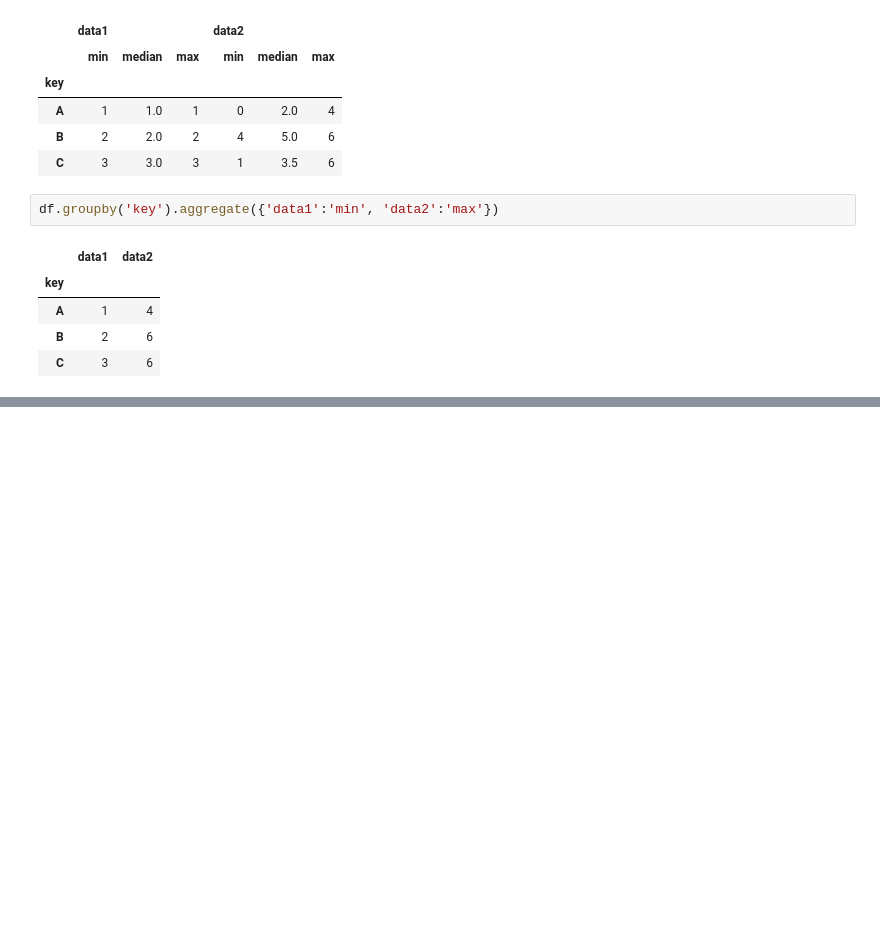
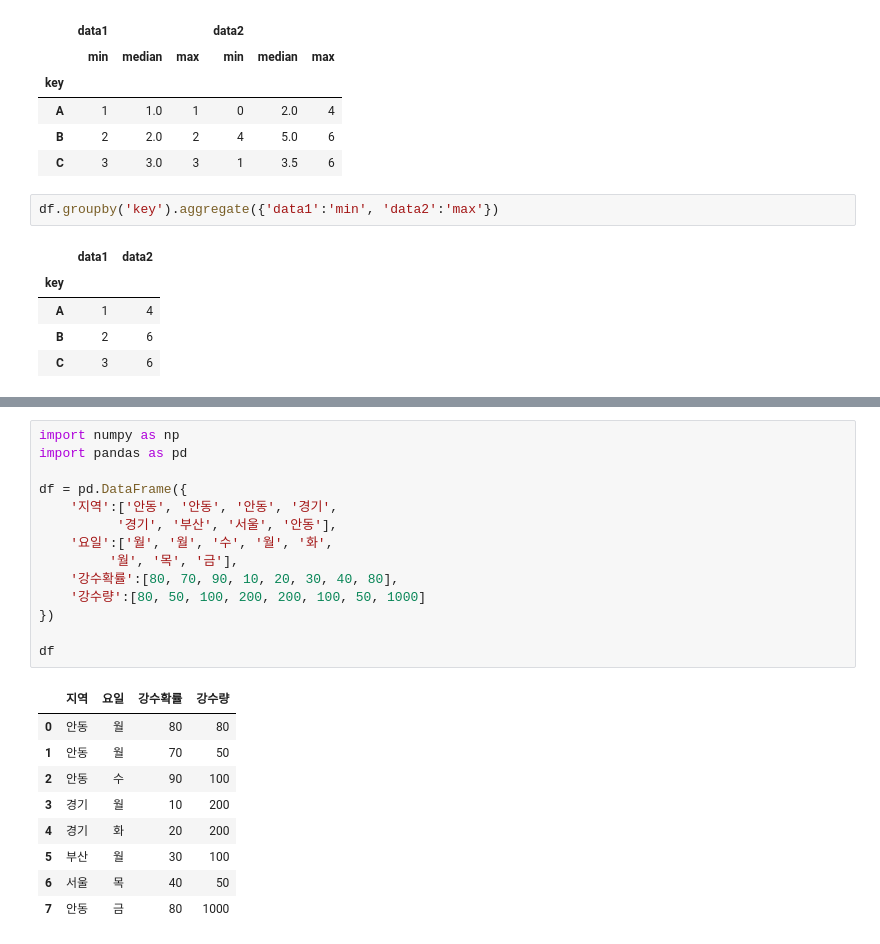
Before and after one commit to BSEom/py_ex, a Jupyter notebook: python11.ipynb, the cells around one changed output, grey strips where cells are left out. Cells and saved outputs as stored; diff of their text form; blank space fills up the shorter version.

```diff
--- a/python11.ipynb
+++ b/python11.ipynb
@@ -322,0 +492,24 @@ df.groupby('key').aggregate({'data1':'min', 'data2':'max'})
+# %%
+import numpy as np
+import pandas as pd
+
+df = pd.DataFrame({
+    '지역':['안동', '안동', '안동', '경기',
+          '경기', '부산', '서울', '안동'],
+    '요일':['월', '월', '수', '월', '화',
+         '월', '목', '금'],
+    '강수확률':[80, 70, 90, 10, 20, 30, 40, 80],
+    '강수량':[80, 50, 100, 200, 200, 100, 50, 1000]
+})
+
+df
+# %% [output]
+|  | 지역 | 요일 | 강수확률 | 강수량 |
+| 0 | 안동 | 월 | 80 | 80 |
+| 1 | 안동 | 월 | 70 | 50 |
+| 2 | 안동 | 수 | 90 | 100 |
+| 3 | 경기 | 월 | 10 | 200 |
+| 4 | 경기 | 화 | 20 | 200 |
+| 5 | 부산 | 월 | 30 | 100 |
+| 6 | 서울 | 목 | 40 | 50 |
+| 7 | 안동 | 금 | 80 | 1000 |
```
Also changed, not shown: parts of 19 cells of this notebook, 6 other files.
